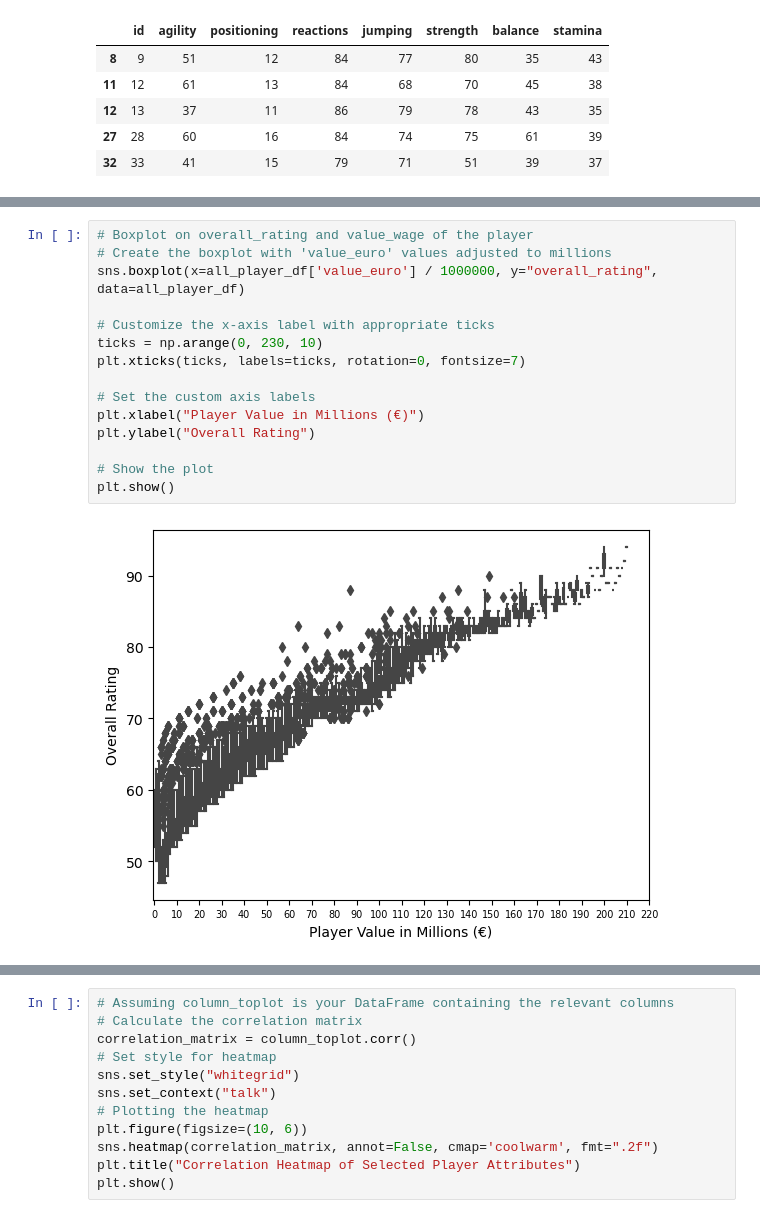
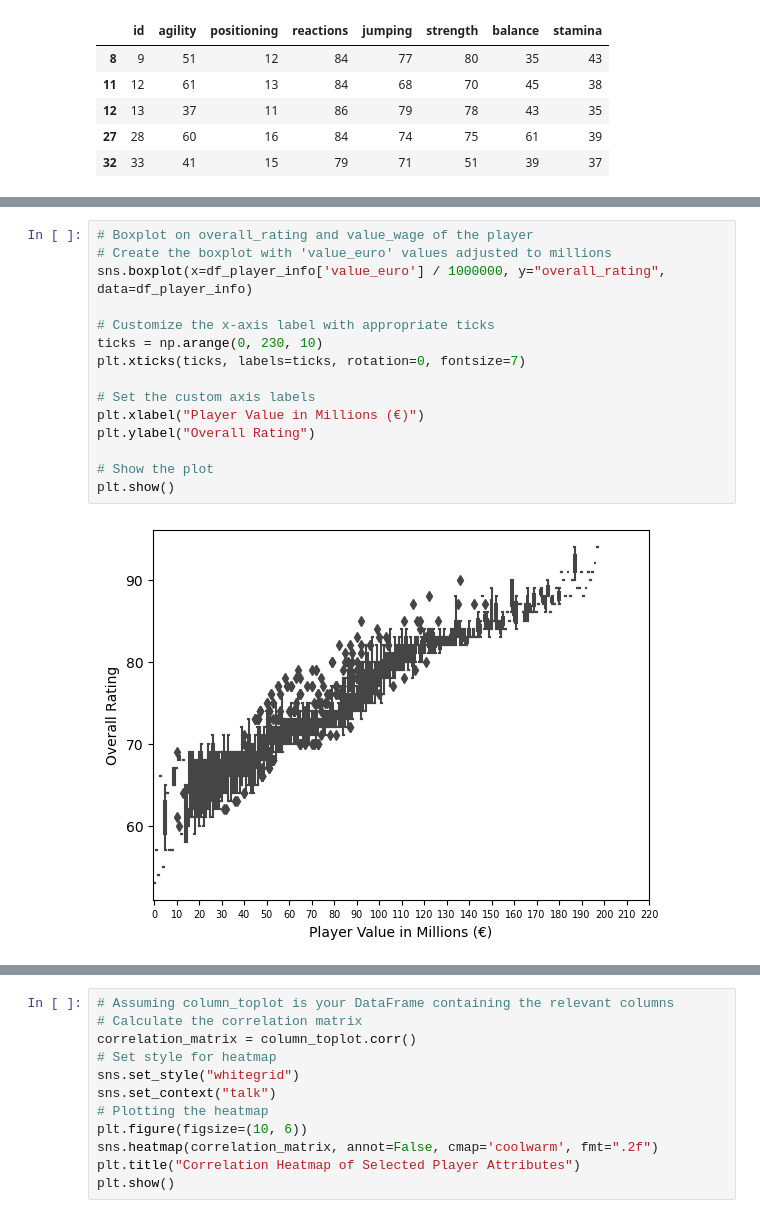
Before and after one commit to rdeshir10/Fifa_Analysis, a Jupyter notebook: footbal.ipynb, the cells around one changed output, grey strips where cells are left out. Cells and saved outputs as stored; diff of their text form.

```diff
--- a/footbal.ipynb
+++ b/footbal.ipynb
@@ -207,20 +203,20 @@ plt.show()
 # %%
 # Boxplot on overall_rating and value_wage of the player
 # Create the boxplot with 'value_euro' values adjusted to millions
-sns.boxplot(x=all_player_df['value_euro'] / 1000000, y="overall_rating", data=all_player_df)
+sns.boxplot(x=df_player_info['value_euro'] / 1000000, y="overall_rating", data=df_player_info)
 
 # Customize the x-axis label with appropriate ticks
 ticks = np.arange(0, 230, 10)
 plt.xticks(ticks, labels=ticks, rotation=0, fontsize=7)
 
 # Set the custom axis labels
 plt.xlabel("Player Value in Millions (€)")
 plt.ylabel("Overall Rating")
 
 # Show the plot
 plt.show()
 # %% [output]
-[figure, old version]
+[figure, new version]
 # %%
 # Boxplot on overall_rating and age of the player
 # Create boxplot
```
Also changed, not shown: parts of 3 cells of this notebook, 1 other file.
